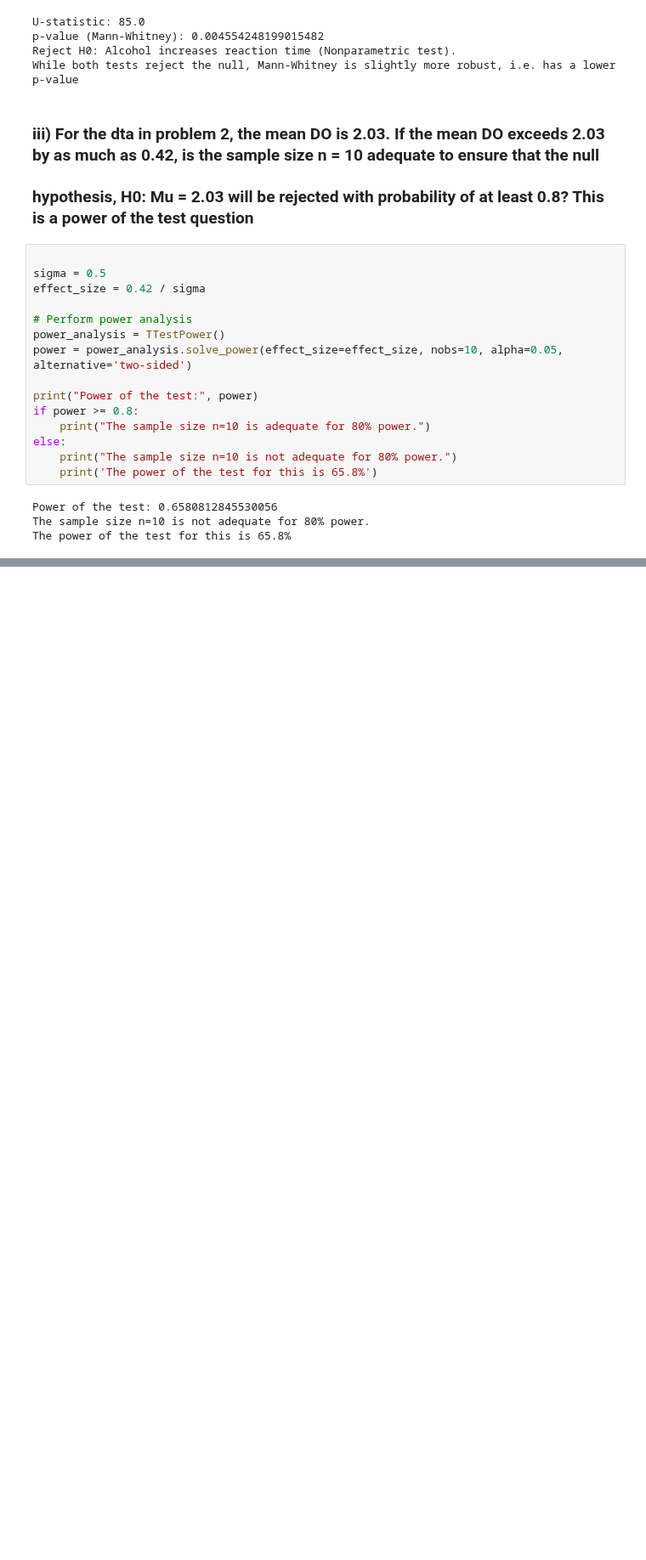
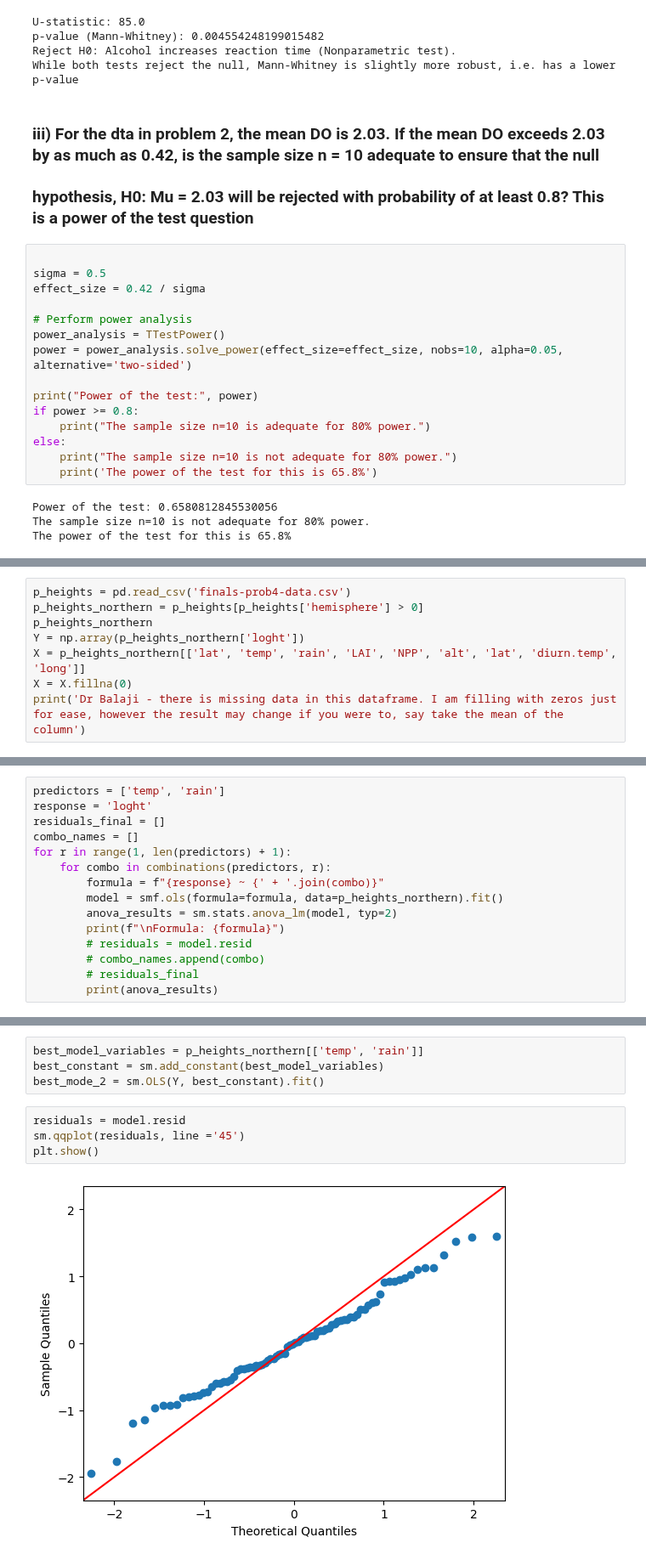
Before and after one commit to jtdocter27/Engineering-Probability---Statistics, a Jupyter notebook: final.ipynb, the cells around one changed output, grey strips where cells are left out. Shown at 85% size. Cells and saved outputs as stored; diff of their text form; blank space fills up the shorter version.

```diff
--- a/final.ipynb
+++ b/final.ipynb
@@ -151,0 +166,8 @@ The power of the test for this is 65.8%
+# %%
+p_heights = pd.read_csv('finals-prob4-data.csv')
+p_heights_northern = p_heights[p_heights['hemisphere'] > 0]
+p_heights_northern
+Y = np.array(p_heights_northern['loght'])
+X = p_heights_northern[['lat', 'temp', 'rain', 'LAI', 'NPP', 'alt', 'lat', 'diurn.temp', 'long']]
+X = X.fillna(0)
+print('Dr Balaji - there is missing data in this dataframe. I am filling with zeros just for ease, however the result may change if you were to, say take the mean of the column')
@@ -151,0 +250,15 @@ The power of the test for this is 65.8%
+# %%
+predictors = ['temp', 'rain']
+response = 'loght'
+residuals_final = []
+combo_names = []
+for r in range(1, len(predictors) + 1):
+    for combo in combinations(predictors, r):
+        formula = f"{response} ~ {' + '.join(combo)}"
+        model = smf.ols(formula=formula, data=p_heights_northern).fit()
+        anova_results = sm.stats.anova_lm(model, typ=2)
+        print(f"\nFormula: {formula}")
+        # residuals = model.resid
+        # combo_names.append(combo)
+        # residuals_final
+        print(anova_results)
@@ -151,0 +283,10 @@ The power of the test for this is 65.8%
+# %%
+best_model_variables = p_heights_northern[['temp', 'rain']]
+best_constant = sm.add_constant(best_model_variables)
+best_mode_2 = sm.OLS(Y, best_constant).fit()
+# %%
+residuals = model.resid
+sm.qqplot(residuals, line ='45')
+plt.show()
+# %% [output]
+[figure, added]
```
Also changed, not shown: parts of 17 cells of this notebook, 2 other files.
